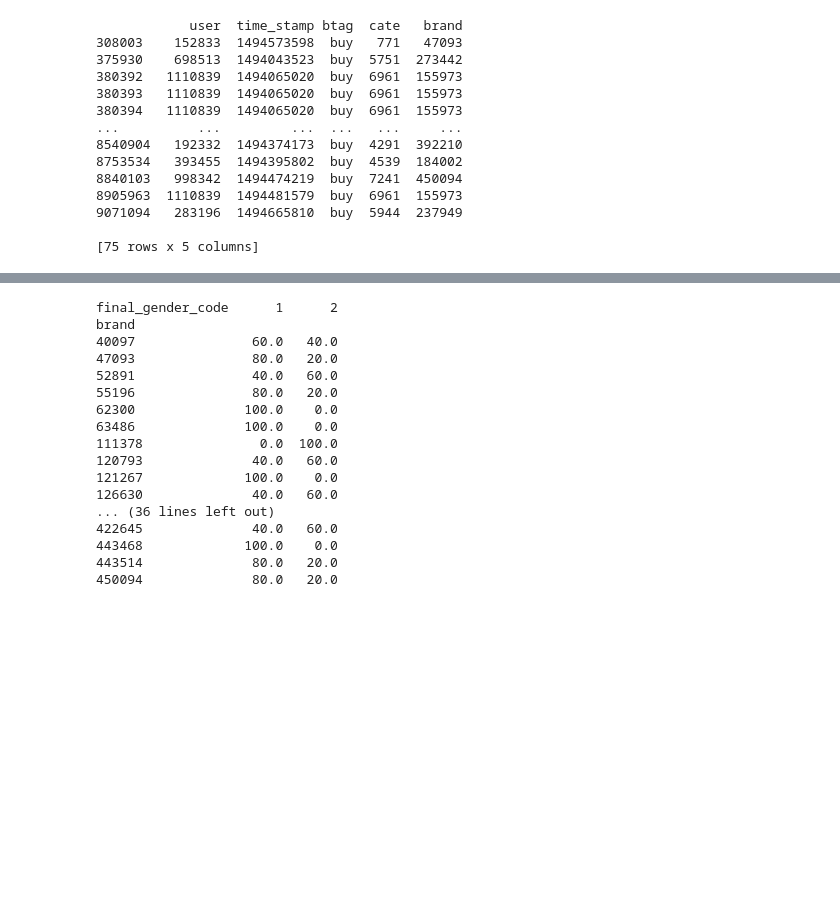
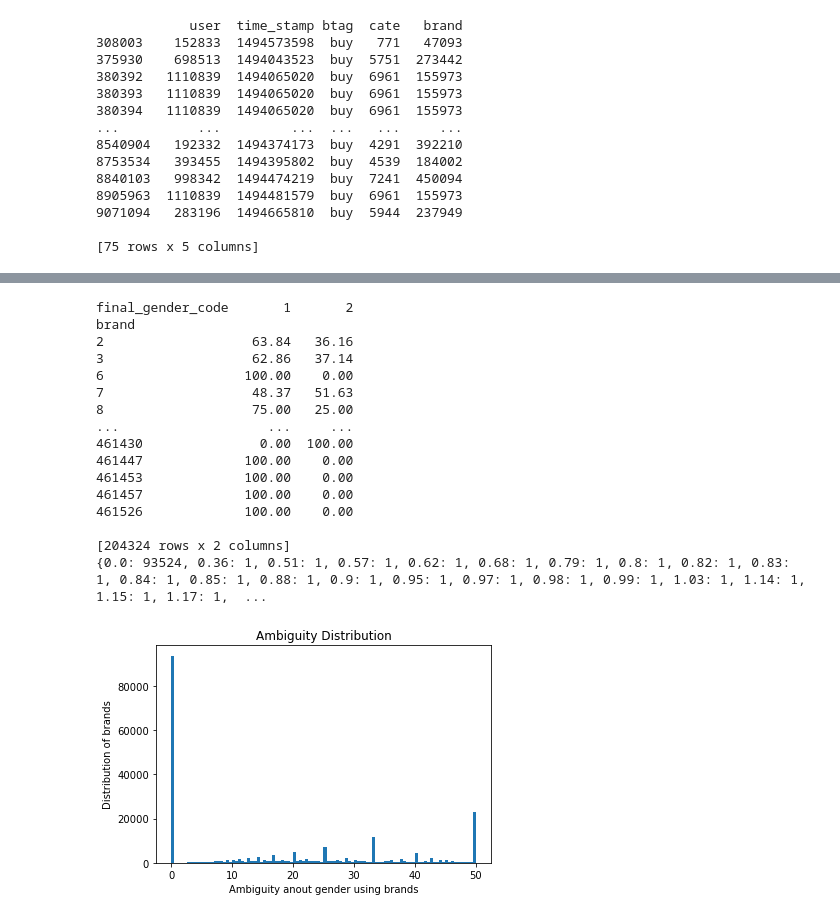
Before and after one commit to rishucoding/spml_dlrm_attacks, a Jupyter notebook: SPML.ipynb, the cells around one changed output, grey strips where cells are left out. Cells and saved outputs as stored; diff of their text form; code cells hidden in the pictures; blank space fills up the shorter version.

```diff
--- a/SPML.ipynb
+++ b/SPML.ipynb
@@ -379,22 +350,55 @@ ambiguity_table = ambiguity_table.round(2)
 
 # Print the ambiguity table
 print(ambiguity_table)
+
+ambiguity_counts = {}
+
+# Loop through each value in the ambiguity table and count the number of occurrences
+for ambiguity_value in ambiguity_table.values.flatten():
+    if ambiguity_value < 50.01:
+        if ambiguity_value in ambiguity_counts:
+            ambiguity_counts[ambiguity_value] += 1
+        else:
+            ambiguity_counts[ambiguity_value] = 1
+
+
+# Sort the dictionary items by their keys
+ambiguity_dict = dict(sorted(ambiguity_counts.items(), key=lambda x: x[0]))
+
+# Print the sorted dictionary
+print(ambiguity_dict)
 # %% [output]
-final_gender_code      1      2
+final_gender_code       1       2
 brand
-40097               60.0   40.0
-47093               80.0   20.0
-52891               40.0   60.0
-55196               80.0   20.0
-62300              100.0    0.0
-63486              100.0    0.0
-111378               0.0  100.0
-120793              40.0   60.0
-121267             100.0    0.0
-126630              40.0   60.0
-... (36 lines left out)
-422645              40.0   60.0
-443468             100.0    0.0
-443514              80.0   20.0
-450094              80.0   20.0
+2                   63.84   36.16
+3                   62.86   37.14
+6                  100.00    0.00
+7                   48.37   51.63
+8                   75.00   25.00
+...                   ...     ...
+461430               0.00  100.00
+461447             100.00    0.00
+461453             100.00    0.00
+461457             100.00    0.00
+461526             100.00    0.00
+
+[204324 rows x 2 columns]
+{0.0: 93524, 0.36: 1, 0.51: 1, 0.57: 1, 0.62: 1, 0.68: 1, 0.79: 1, 0.8: 1, 0.82: 1, 0.83: 1, 0.84: 1, 0.85: 1, 0.88: 1, 0.9: 1, 0.95: 1, 0.97: 1, 0.98: 1, 0.99: 1, 1.03: 1, 1.14: 1, 1.15: 1, 1.17: 1,  ...
+# %%
+# `ambiguity_dict` is the sorted dictionary you created earlier
+x_values = list(ambiguity_dict.keys())
+y_values = list(ambiguity_dict.values())
+
+# Create a histogram with 10 bins
+plt.hist(x_values, bins=100, weights=y_values)
+
+# Add axis labels and a title
+plt.xlabel('Ambiguity anout gender using brands')
+plt.ylabel('Distribution of brands')
+plt.title('Ambiguity Distribution')
+
+# Show the plot
+plt.show()
+# %% [output]
+[figure, added]
 # %%
```
Also changed, not shown: parts of 10 cells of this notebook.
